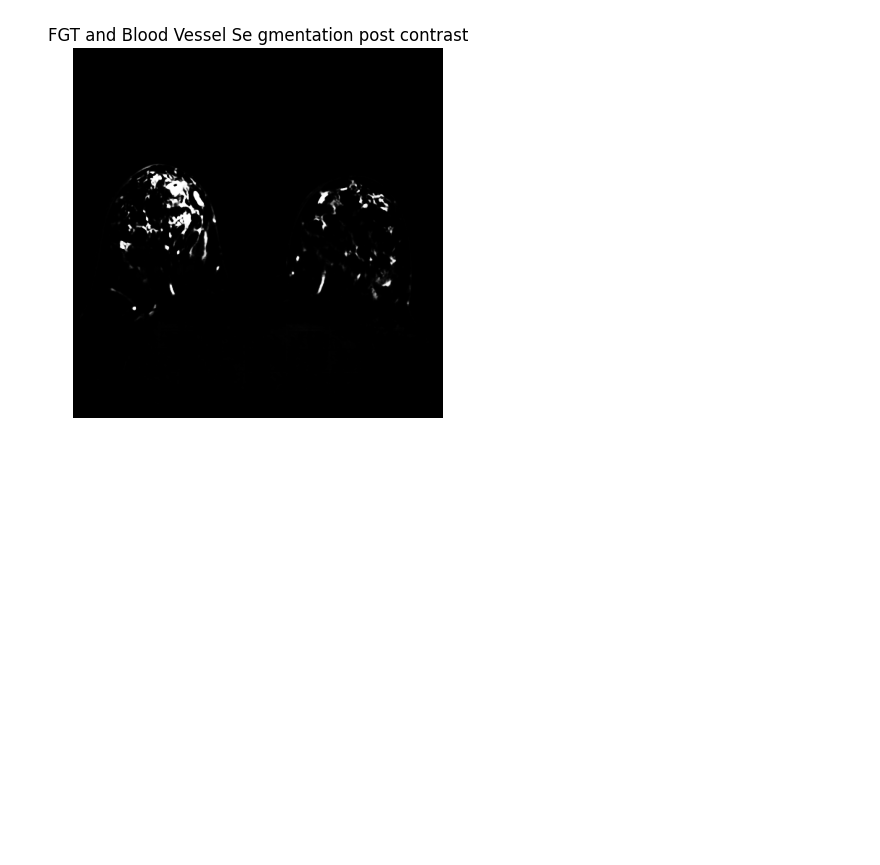
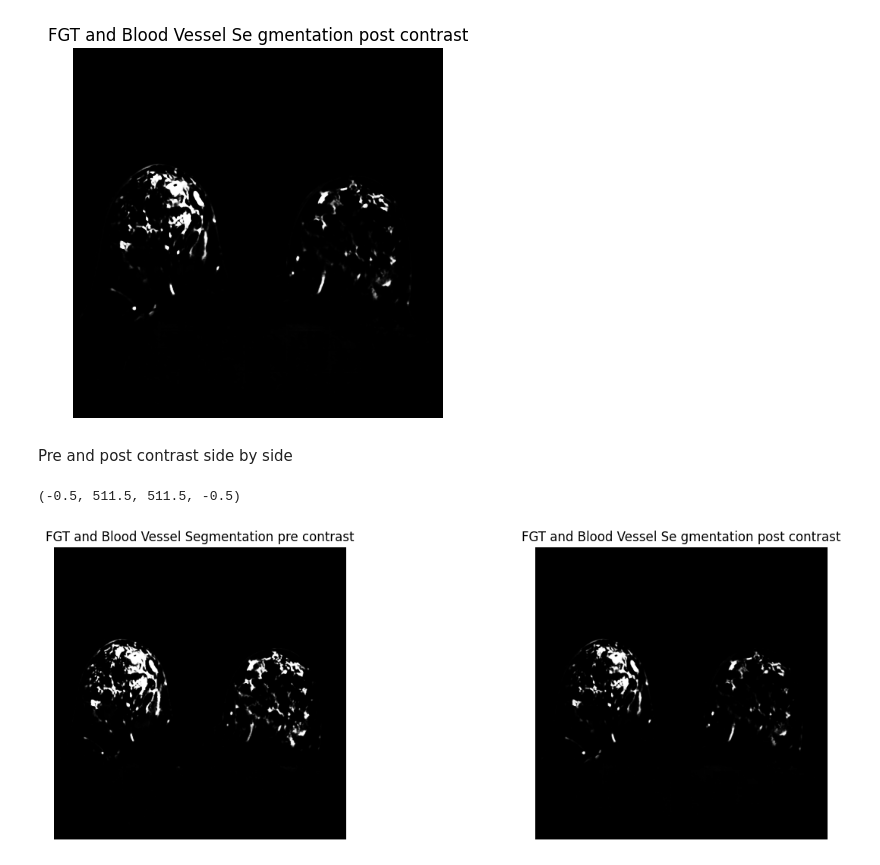
Before and after one commit to hsuryainfo/3D-Breast-FGT-and-Blood-Vessel-Segmentation, a Jupyter notebook: ispy.ipynb, the cells around one changed output. Drawn from its saved outputs; the diff is of its cells as text; code cells hidden in the pictures; blank space fills up the shorter version.

```diff
--- a/ispy.ipynb
+++ b/ispy.ipynb
@@ -116,0 +115,16 @@ plt.show()
+# %% [markdown]
+Pre and post contrast side by side
+# %%
+fig, axes = plt.subplots(1, 2, figsize=(15, 5))
+
+#plotting the data
+axes[0].imshow(fgt_data_pre[0, :, :, 41], cmap = 'Greys')
+axes[0].set_title('FGT and Blood Vessel Segmentation pre contrast')
+axes[0].axis('off')
+
+axes[1].imshow(fgt_data_post[0, :, :, 41], cmap = 'Greys')
+axes[1].set_title('FGT and Blood Vessel Se gmentation post contrast')
+axes[1].axis('off')
+# %% [output]
+(-0.5, 511.5, 511.5, -0.5)
+[figure, added]
```
Also changed, not shown: parts of 3 cells of this notebook, 1 other file.
